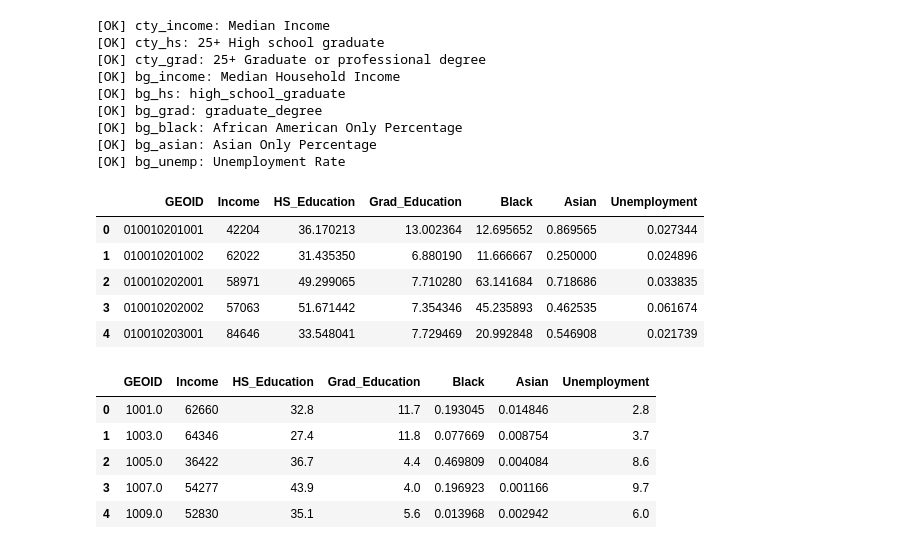
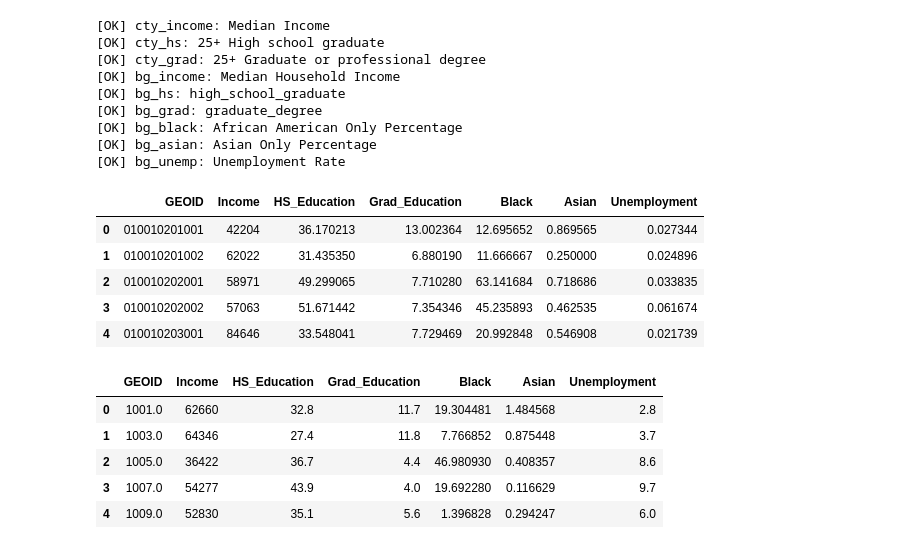
Before and after one commit to laurenthanhvo/solar-NIMBY, a Jupyter notebook: visualizations/social_factor_statistics.ipynb, the cells around one changed output. Saved outputs shown, nothing was run; the diff lists cells and outputs as text; code cells hidden in the pictures.

```diff
--- a/visualizations/social_factor_statistics.ipynb
+++ b/visualizations/social_factor_statistics.ipynb
@@ -291,40 +299,44 @@ bg_social = bg_social.merge(bg_unemp[["GEOID", bg_unemp_col]], on="GEOID", how="
 bg_social = bg_social.rename(columns={
     bg_income_col: "Income",
     bg_hs_col: "HS_Education",
     bg_grad_col: "Grad_Education",
     bg_black_col: "Black",
     bg_asian_col: "Asian",
     bg_unemp_col: "Unemployment"
 })
 
 cty_social_small = cty_social[["GEOID", cty_income_col, cty_hs_col, cty_grad_col, cty_black_col, cty_asian_col, cty_unemp_col]].copy()
 cty_social_small = cty_social_small.rename(columns={
     cty_income_col: "Income",
     cty_hs_col: "HS_Education",
     cty_grad_col: "Grad_Education",
     cty_black_col: "Black",
     cty_asian_col: "Asian",
     cty_unemp_col: "Unemployment"
 })
 
-# Convert BG race from 0–1 decimals to 0–100 percent
-for col in ["Black", "Asian"]:
-    if col in bg_social.columns:
-        bg_social[col] = pd.to_numeric(bg_social[col], errors="coerce") * 100
+# Convert race columns from 0–1 decimals to 0–100 percent (BG + County)
+for df_ in [bg_social, cty_social_small]:
+    for col in ["Black", "Asian"]:
+        if col in df_.columns:
+            s = pd.to_numeric(df_[col], errors="coerce")
+            # only convert if it still looks like a fraction
+            if s.max(skipna=True) <= 1.5:
+                df_[col] = s * 100
 
 display(bg_social.head())
 display(cty_social_small.head())
 # %% [output]
 |  | GEOID | Income | HS_Education | Grad_Education | Black | Asian | Unemployment |
 | 0 | 010010201001 | 42204 | 36.170213 | 13.002364 | 12.695652 | 0.869565 | 0.027344 |
 | 1 | 010010201002 | 62022 | 31.435350 | 6.880190 | 11.666667 | 0.250000 | 0.024896 |
 | 2 | 010010202001 | 58971 | 49.299065 | 7.710280 | 63.141684 | 0.718686 | 0.033835 |
 | 3 | 010010202002 | 57063 | 51.671442 | 7.354346 | 45.235893 | 0.462535 | 0.061674 |
 | 4 | 010010203001 | 84646 | 33.548041 | 7.729469 | 20.992848 | 0.546908 | 0.021739 |
 |  | GEOID | Income | HS_Education | Grad_Education | Black | Asian | Unemployment |
-| 0 | 1001.0 | 62660 | 32.8 | 11.7 | 0.193045 | 0.014846 | 2.8 |
-| 1 | 1003.0 | 64346 | 27.4 | 11.8 | 0.077669 | 0.008754 | 3.7 |
-| 2 | 1005.0 | 36422 | 36.7 | 4.4 | 0.469809 | 0.004084 | 8.6 |
-| 3 | 1007.0 | 54277 | 43.9 | 4.0 | 0.196923 | 0.001166 | 9.7 |
-| 4 | 1009.0 | 52830 | 35.1 | 5.6 | 0.013968 | 0.002942 | 6.0 |
+| 0 | 1001.0 | 62660 | 32.8 | 11.7 | 19.304481 | 1.484568 | 2.8 |
+| 1 | 1003.0 | 64346 | 27.4 | 11.8 | 7.766852 | 0.875448 | 3.7 |
+| 2 | 1005.0 | 36422 | 36.7 | 4.4 | 46.980930 | 0.408357 | 8.6 |
+| 3 | 1007.0 | 54277 | 43.9 | 4.0 | 19.692280 | 0.116629 | 9.7 |
+| 4 | 1009.0 | 52830 | 35.1 | 5.6 | 1.396828 | 0.294247 | 6.0 |
 # %%
```
Also changed, not shown: parts of 6 cells of this notebook, 1 other file.
